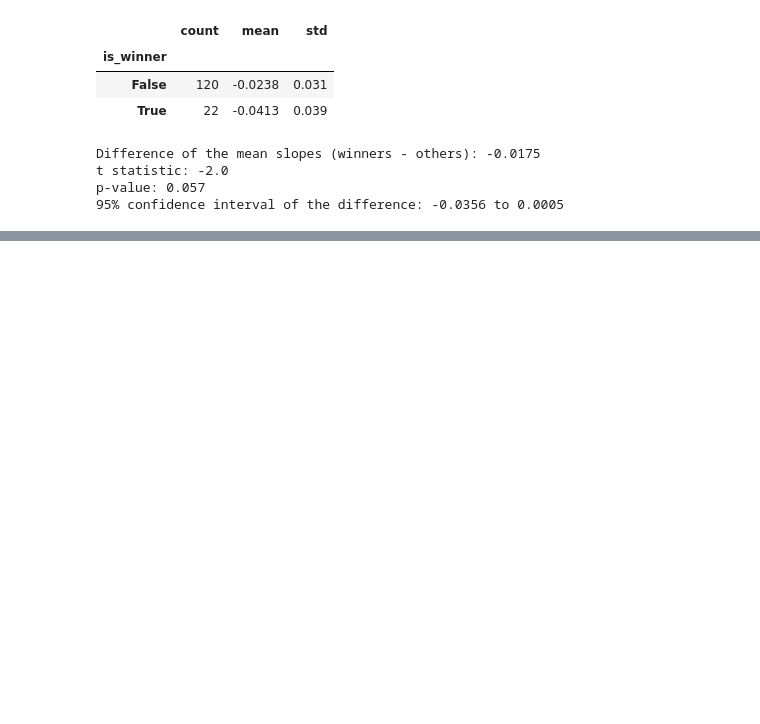
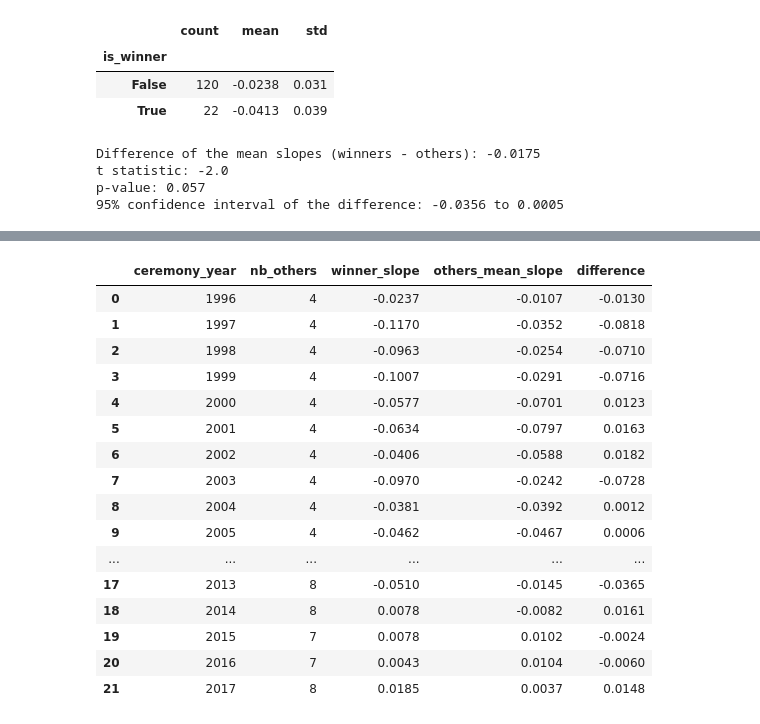
Before and after one commit to elblidimj/oscar-best-picture-ratings, a Jupyter notebook: notebooks/04_yearly_ratings.ipynb, the cells around one changed output, grey strips where cells are left out. Saved outputs shown, nothing was run; the diff lists cells and outputs as text; code cells hidden in the pictures; blank space fills up the shorter version.

Commit message:
Notebook 04: one winner minus others difference per ceremony

```diff
--- a/notebooks/04_yearly_ratings.ipynb
+++ b/notebooks/04_yearly_ratings.ipynb
@@ -333,0 +338,32 @@ p-value: 0.057
+# %%
+# Step 17: one difference per ceremony: slope of the winner minus mean slope of the other nominees
+diffs = []
+for ceremony, group in slopes.groupby("ceremony_year"):
+    winner_slope = group.loc[group["is_winner"], "slope"].iloc[0]
+    others_mean_slope = group.loc[~group["is_winner"], "slope"].mean()
+    diffs.append({"ceremony_year": ceremony,
+                  "nb_others": int((~group["is_winner"]).sum()),
+                  "winner_slope": winner_slope,
+                  "others_mean_slope": others_mean_slope,
+                  "difference": winner_slope - others_mean_slope})
+
+diffs = pd.DataFrame(diffs)
+diffs.round(4)
+# %% [output]
+|  | ceremony_year | nb_others | winner_slope | others_mean_slope | difference |
+| 0 | 1996 | 4 | -0.0237 | -0.0107 | -0.0130 |
+| 1 | 1997 | 4 | -0.1170 | -0.0352 | -0.0818 |
+| 2 | 1998 | 4 | -0.0963 | -0.0254 | -0.0710 |
+| 3 | 1999 | 4 | -0.1007 | -0.0291 | -0.0716 |
+| 4 | 2000 | 4 | -0.0577 | -0.0701 | 0.0123 |
+| 5 | 2001 | 4 | -0.0634 | -0.0797 | 0.0163 |
+| 6 | 2002 | 4 | -0.0406 | -0.0588 | 0.0182 |
+| 7 | 2003 | 4 | -0.0970 | -0.0242 | -0.0728 |
+| 8 | 2004 | 4 | -0.0381 | -0.0392 | 0.0012 |
+| 9 | 2005 | 4 | -0.0462 | -0.0467 | 0.0006 |
+| ... | ... | ... | ... | ... | ... |
+| 17 | 2013 | 8 | -0.0510 | -0.0145 | -0.0365 |
+| 18 | 2014 | 8 | 0.0078 | -0.0082 | 0.0161 |
+| 19 | 2015 | 7 | 0.0078 | 0.0102 | -0.0024 |
+| 20 | 2016 | 7 | 0.0043 | 0.0104 | -0.0060 |
+| 21 | 2017 | 8 | 0.0185 | 0.0037 | 0.0148 |
```
Also changed, not shown: parts of 1 cell of this notebook.
